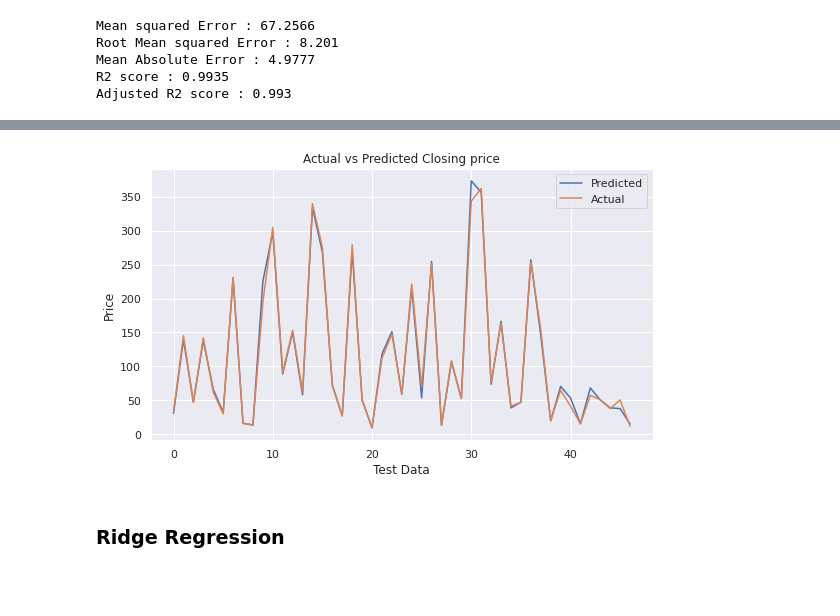
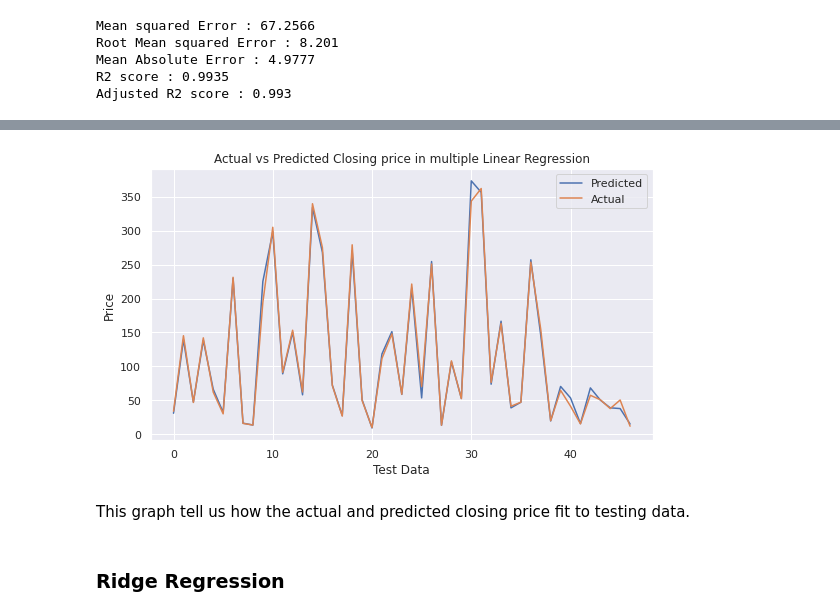
Before and after one commit to wankhede10swapnil/Yes-Bank-Stock-Closing-Price-Prediction, a Jupyter notebook: Yes_Bank_Stock_Closing_Price_Prediction_Swapnil_Wankhede.ipynb, the cells around one changed output, grey strips where cells are left out. Saved outputs shown, nothing was run; the diff lists cells and outputs as text; code cells hidden in the pictures; blank space fills up the shorter version.

```diff
--- a/Yes_Bank_Stock_Closing_Price_Prediction_Swapnil_Wankhede.ipynb
+++ b/Yes_Bank_Stock_Closing_Price_Prediction_Swapnil_Wankhede.ipynb
@@ -555,15 +567,17 @@ so we accept the null hypothesis with 5% level of significance(LOS) i.e the fit
 # %%
 # Plotting the actual and predicted test data.
 plt.figure(figsize=(9,5))
 plt.plot(10**y_pred)
 plt.plot(np.array(10**y_test))
 plt.legend(["Predicted","Actual"])
 plt.xlabel('Test Data')
 plt.ylabel("Price")
-plt.title("Actual vs Predicted Closing price")
+plt.title("Actual vs Predicted Closing price in multiple Linear Regression")
 plt.show()
 # %% [output]
-[figure, old version]
+[figure, new version]
+# %% [markdown]
+This graph tell us how the actual and predicted closing price fit to testing data.
 # %% [markdown]
 ### Ridge Regression
 # %%
```
Also changed, not shown: parts of 40 cells of this notebook.
